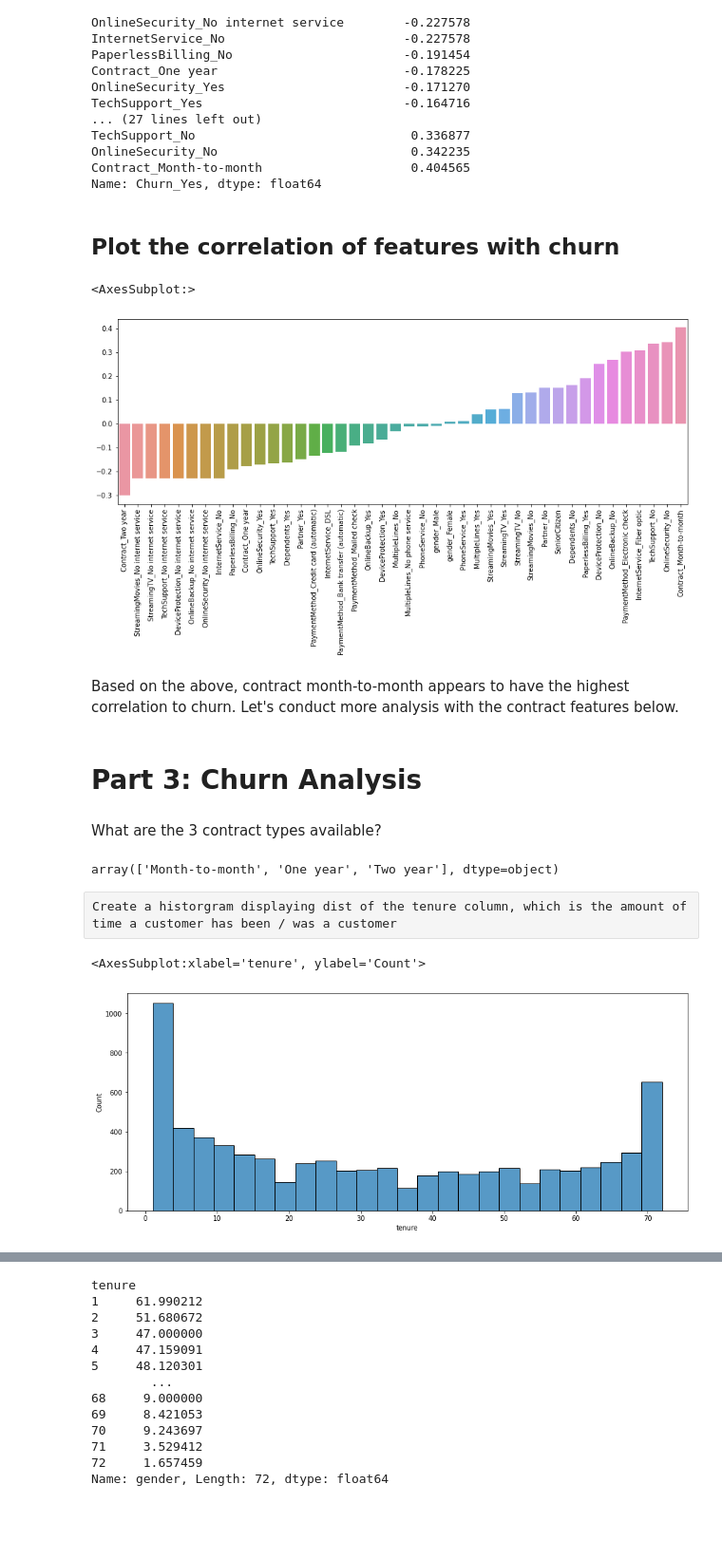
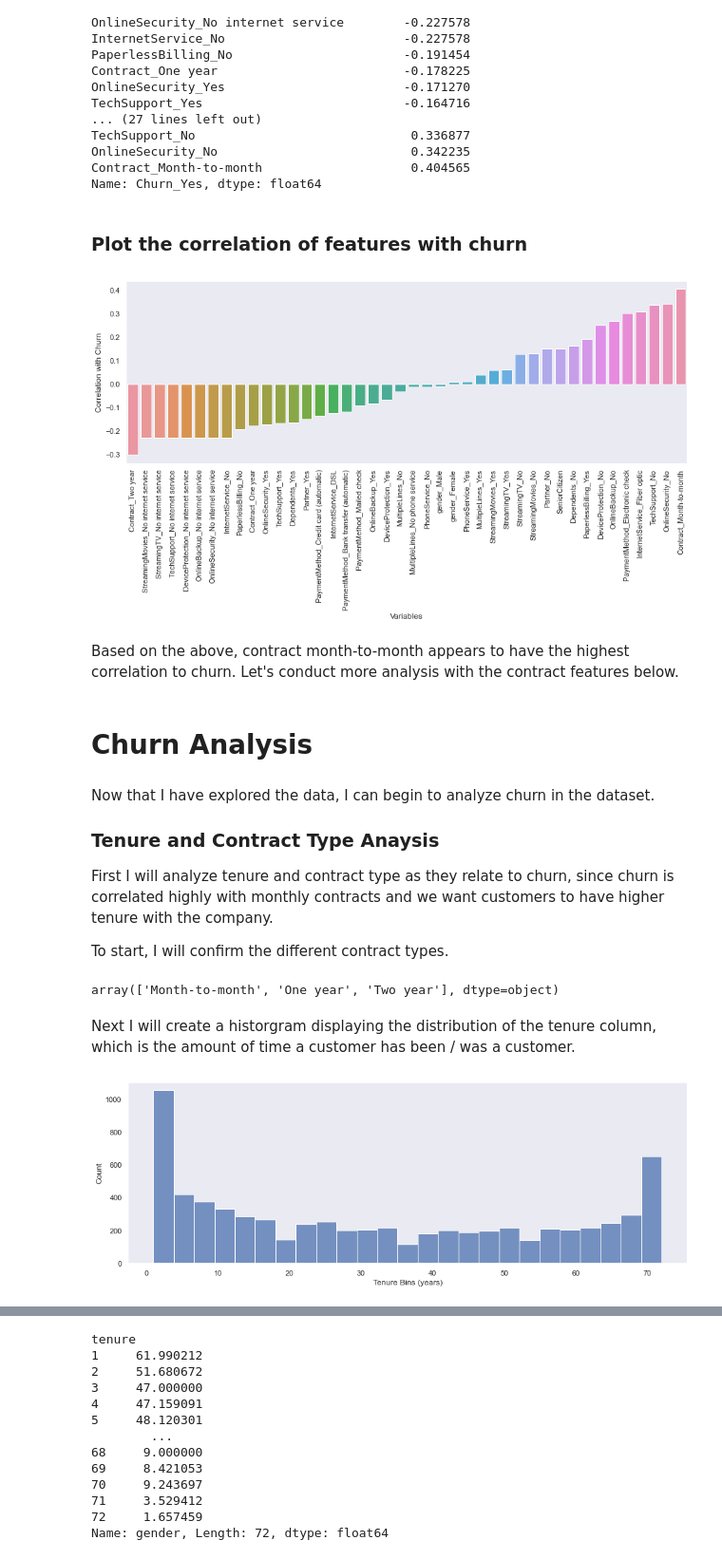
Before and after one commit to akstl1/Supervised-Learning-Capstone, a Jupyter notebook: Supervised Learning Capstone Project .ipynb, the cells around one changed output, grey strips where cells are left out. Shown at 95% size. Drawn from its saved outputs; the diff is of its cells as text; code cells hidden in the pictures; blank space fills up the shorter version.

```diff
--- a/Supervised Learning Capstone Project .ipynb
+++ b/Supervised Learning Capstone Project .ipynb
@@ -86,0 +92,8 @@ Plot contract types vs TotalCharges, with a hue of Churn, in boxplots
+# %%
+plt.figure(figsize=(15,5))
+sns.countplot(data=df, x='Churn')
+plt.grid(False)
+sns.set(rc={'figure.facecolor':'white'})
+plt.ylabel("Count")
+plt.xlabel("Churn Status")
+plt.savefig('./Supervised Learning Capstone Images/1_churn_count_plot.png')
@@ -86,0 +106,8 @@ Plot contract types vs TotalCharges, with a hue of Churn, in boxplots
+# %%
+plt.figure(figsize=(15,5))
+sns.violinplot(data=df,y='TotalCharges',x='Churn')
+plt.grid(False)
+sns.set(rc={'figure.facecolor':'white'})
+plt.xlabel("Churn Status")
+plt.ylabel("Total Charges ($)")
+plt.savefig('./Supervised Learning Capstone Images/2_churn_violin_plot.png')
@@ -87,4 +120,9 @@ Plot contract types vs TotalCharges, with a hue of Churn, in boxplots
 # %%
-plt.figure(figsize=(14,6))
+plt.figure(figsize=(15,5))
 sns.boxplot(data=df,x='Contract',y='TotalCharges',hue='Churn')
+plt.grid(False)
+sns.set(rc={'figure.facecolor':'white'})
+plt.xlabel("Contract Type")
+plt.ylabel("Total Charges ($)")
+plt.savefig('./Supervised Learning Capstone Images/3_contract_bar_plot.png')
 # %% [output]
@@ -126,29 +164,43 @@ OnlineSecurity_No                          0.342235
 Contract_Month-to-month                    0.404565
 Name: Churn_Yes, dtype: float64
 # %% [markdown]
-## Plot the correlation of features with churn
+### Plot the correlation of features with churn
 # %%
 plt.figure(figsize=(15,5))
 plt.xticks(rotation=90)
 sns.barplot(x=corr_df['Churn_Yes'].sort_values().iloc[1:-1].index, y=corr_df['Churn_Yes'].sort_values().iloc[1:-1].values)
+plt.grid(False)
+sns.set(rc={'figure.facecolor':'white'})
+plt.xlabel("Variables")
+plt.ylabel("Correlation with Churn")
+plt.savefig('./Supervised Learning Capstone Images/4_correlation_plot.png')
 # %% [output]
-<AxesSubplot:>
-[figure, old version]
+[figure, new version]
 # %% [markdown]
 Based on the above, contract month-to-month appears to have the highest correlation to churn. Let's conduct more analysis with the contract features below.
 # %% [markdown]
- # Part 3: Churn Analysis
+ # Churn Analysis
-# %% [markdown]
-What are the 3 contract types available?
+# %% [markdown]
+Now that I have explored the data, I can begin to analyze churn in the dataset.
+
+### Tenure and Contract Type Anaysis
+
+First I will analyze tenure and contract type as they relate to churn, since churn is correlated highly with monthly contracts and we want customers to have higher tenure with the company.
+
+To start, I will confirm the different contract types.
 # %%
 df['Contract'].unique()
 # %% [output]
 array(['Month-to-month', 'One year', 'Two year'], dtype=object)
-# %% [raw]
-Create a historgram displaying dist of the tenure column, which is the amount of time a customer has been / was a customer
+# %% [markdown]
+Next I will create a historgram displaying the distribution of the tenure column, which is the amount of time a customer has been / was a customer.
 # %%
-plt.figure(figsize=(15,6))
+plt.figure(figsize=(15,5))
 sns.histplot(data=df,x='tenure',bins=25)
+plt.grid(False)
+sns.set(rc={'figure.facecolor':'white'})
+plt.xlabel("Tenure Bins (years)")
+plt.ylabel("Count")
+plt.savefig('./Supervised Learning Capstone Images/5_tenure_count.png')
 # %% [output]
-<AxesSubplot:xlabel='tenure', ylabel='Count'>
-[figure, old version]
+[figure, new version]
```
Also changed, not shown: parts of 71 cells of this notebook, 19 other files.
